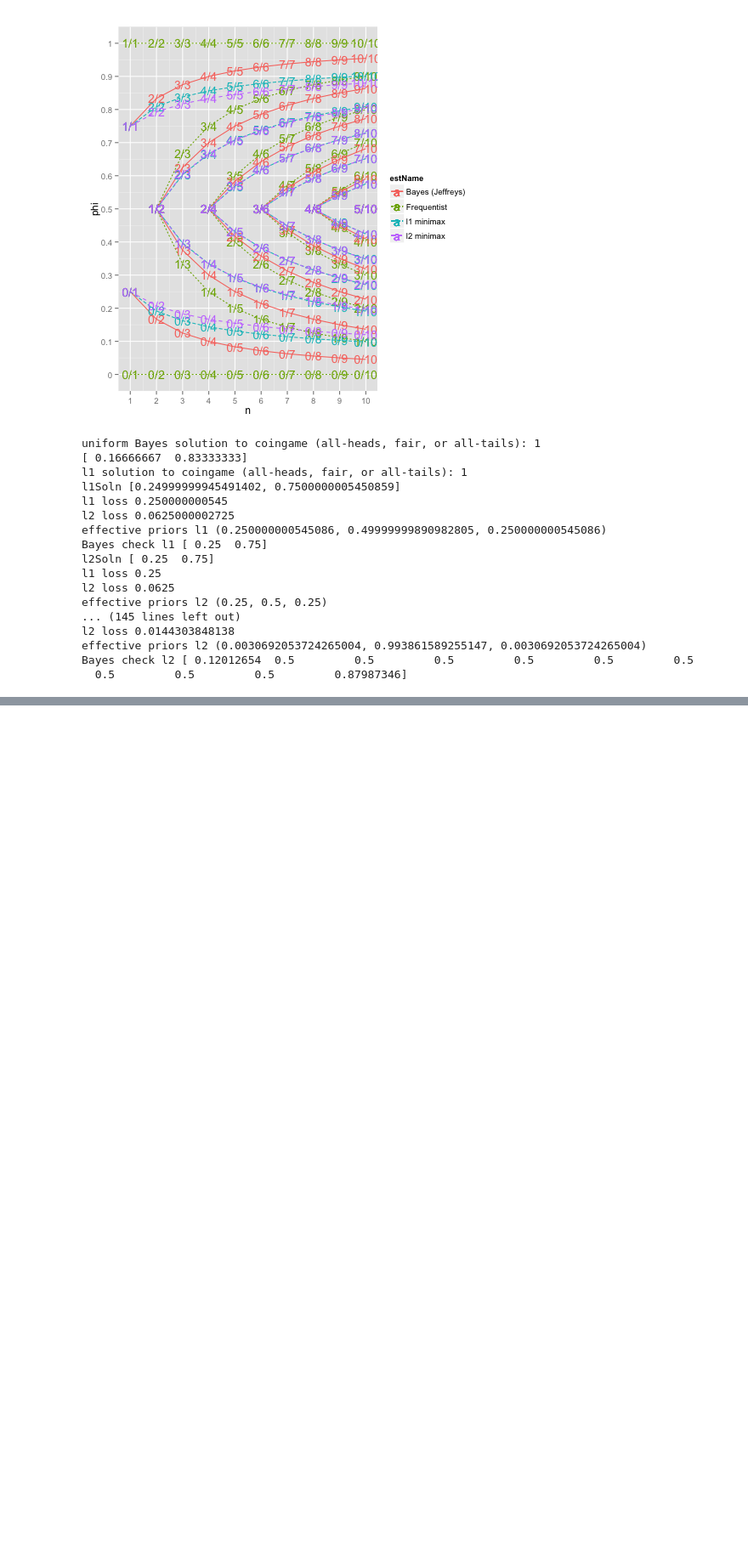
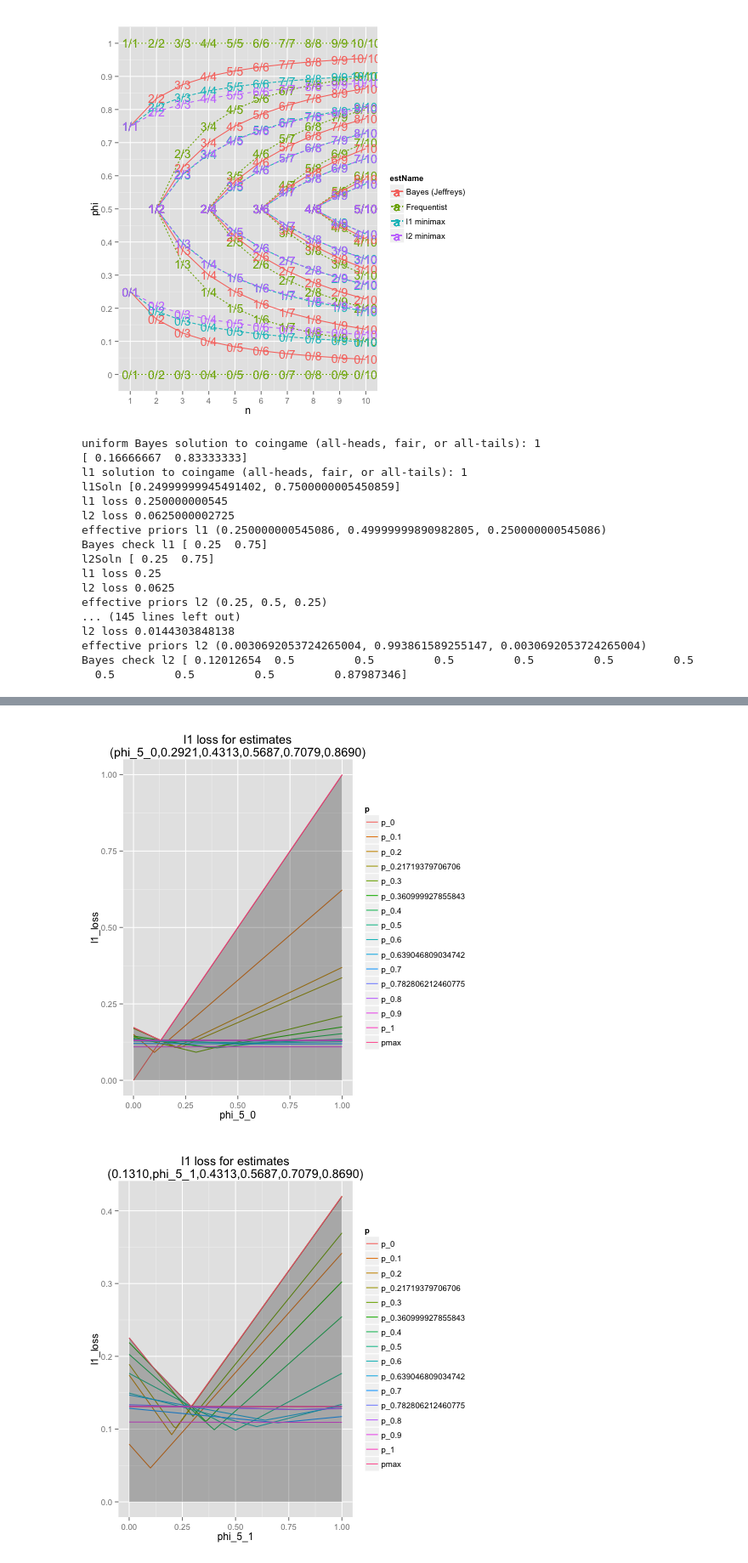
Before and after one commit to WinVector/Examples, a Jupyter notebook: freq/python/freqMin.ipynb, the cells around one changed output, grey strips where cells are left out. Shown at 85% size. Drawn from its saved outputs; the diff is of its cells as text; code cells hidden in the pictures; blank space fills up the shorter version.

```diff
--- a/freq/python/freqMin.ipynb
+++ b/freq/python/freqMin.ipynb
@@ -550,0 +624,12 @@ ggplot() +
+# %%
+%%R
+l1Soln <- c(0.13098490014999317, 0.2920833550225756, 0.4312839988599481, 0.5687160116582426, 0.7079166228922025, 0.8690150999541757)
+activePs <- c(0.0, 0.21719379706706049, 0.36099992785584262, 0.5, 0.63904680903474187, 0.78280621246077464, 1.0)
+activePs <- sort(union(activePs,seq(0,1,0.1)))
+plotL1Shapes(phis=l1Soln,phiX=0,pseq=activePs,onlyActive=TRUE)
+for(i in 0:(length(l1Soln)-1)) {
+    print(plotL1Shapes(phis=l1Soln,phiX=i,pseq=activePs,onlyActive=FALSE))
+}
+# %% [output]
+[figure, added]
+[figure, added]
```
Also changed, not shown: parts of 12 cells of this notebook, 22 other files.
